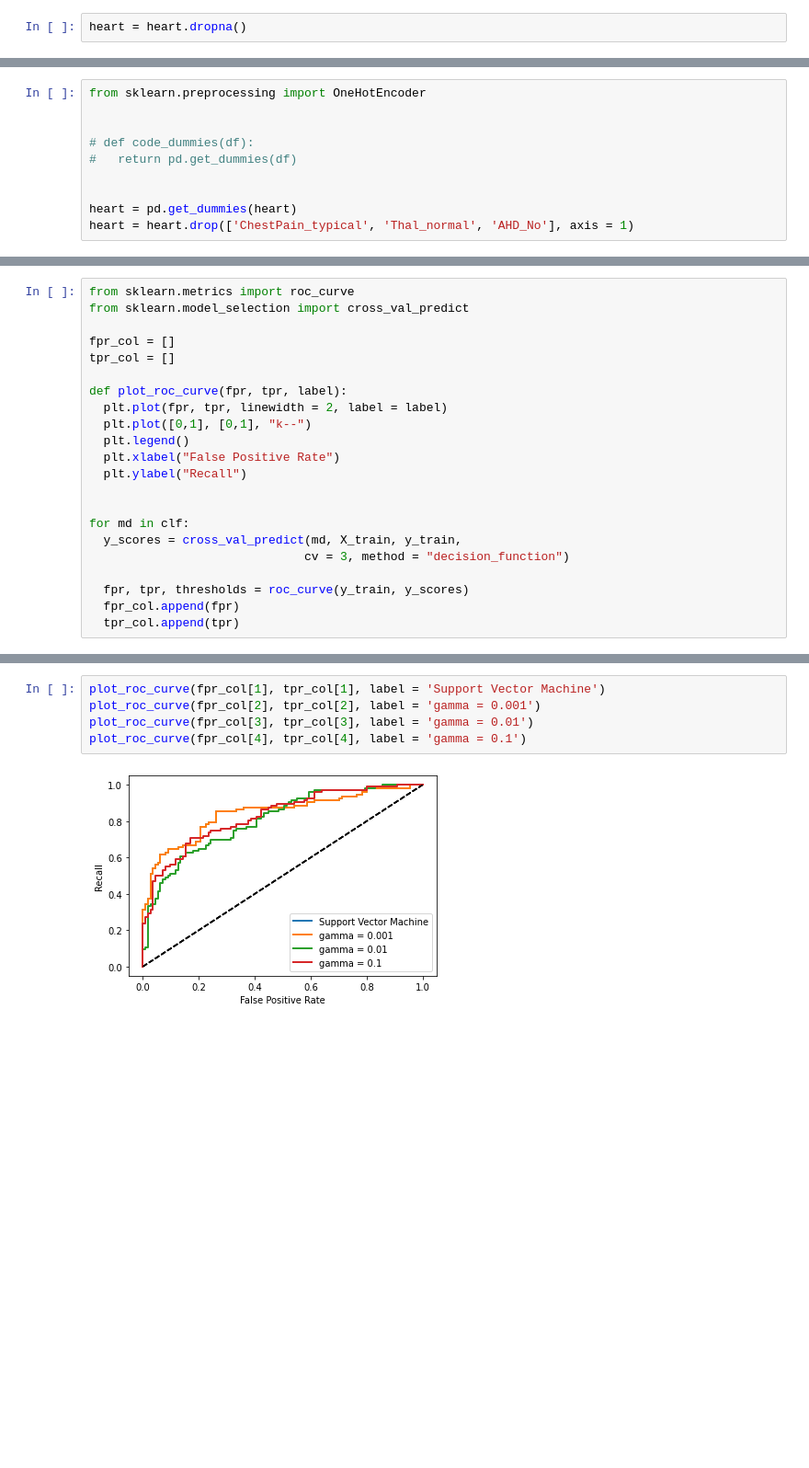
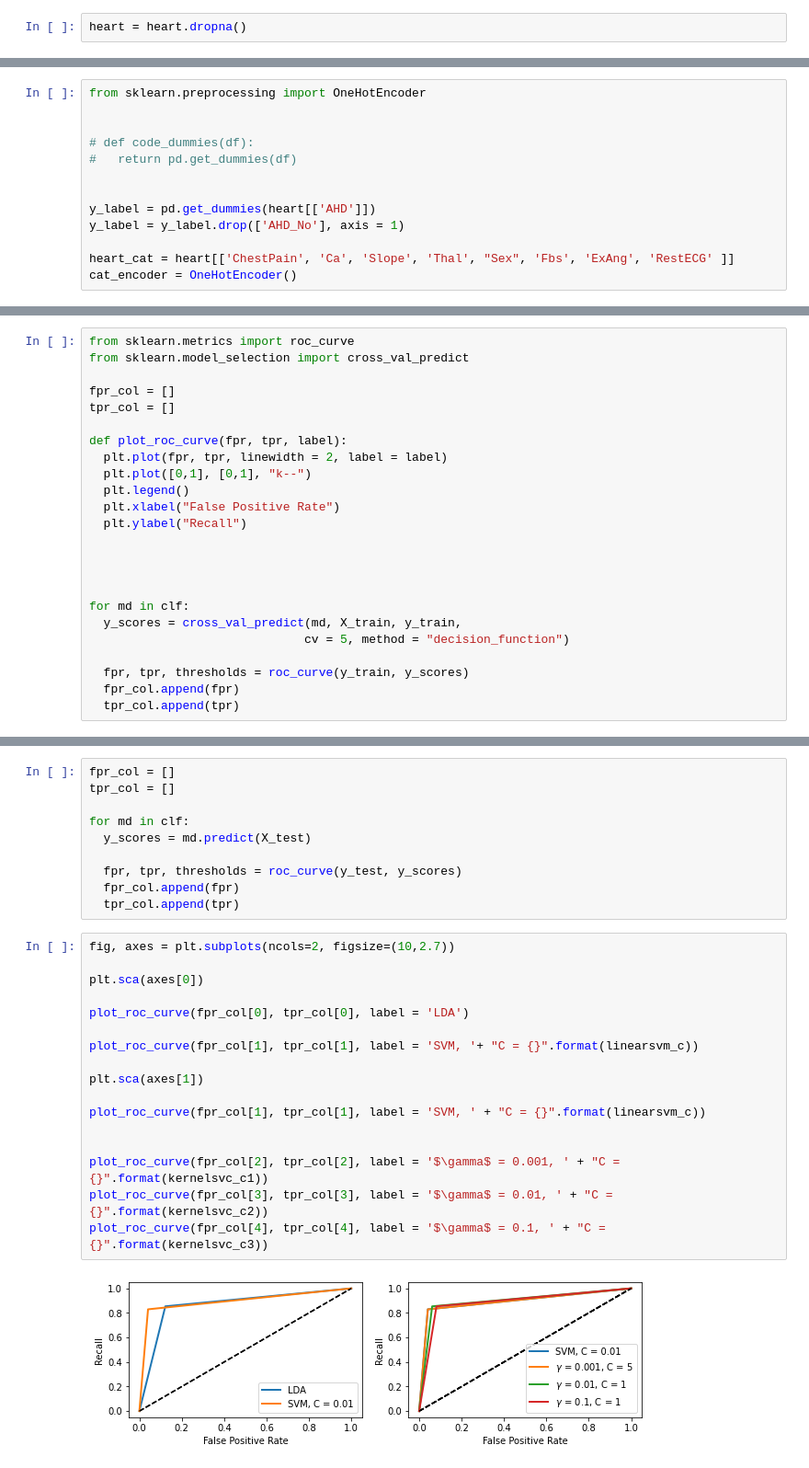
Before and after one commit to jiayuanteng/Hands_on_ML2, a Jupyter notebook: 5_Support_Vector_Machine.ipynb, the cells around one changed output, grey strips where cells are left out. Shown at 92% size. Cells and saved outputs as stored; diff of their text form; blank space fills up the shorter version.

```diff
--- a/5_Support_Vector_Machine.ipynb
+++ b/5_Support_Vector_Machine.ipynb
@@ -332,8 +337,11 @@ from sklearn.preprocessing import OneHotEncoder
 #   return pd.get_dummies(df)
 
 
-heart = pd.get_dummies(heart)
-heart = heart.drop(['ChestPain_typical', 'Thal_normal', 'AHD_No'], axis = 1)
+y_label = pd.get_dummies(heart[['AHD']])
+y_label = y_label.drop(['AHD_No'], axis = 1)
+
+heart_cat = heart[['ChestPain', 'Ca', 'Slope', 'Thal', "Sex", 'Fbs', 'ExAng', 'RestECG' ]]
+cat_encoder = OneHotEncoder()
 # %%
 heart.columns
 # %% [output]
@@ -422,9 +464,11 @@ def plot_roc_curve(fpr, tpr, label):
   plt.ylabel("Recall")
 
 
+
+
 for md in clf:
   y_scores = cross_val_predict(md, X_train, y_train,
-                              cv = 3, method = "decision_function")
+                              cv = 5, method = "decision_function")
 
   fpr, tpr, thresholds = roc_curve(y_train, y_scores)
   fpr_col.append(fpr)
@@ -437,7 +500,29 @@ plot_roc_curve(fpr_col[1], tpr_col[1], label = 'Support Vector Machine')
+# %%
+fpr_col = []
+tpr_col = []
+
+for md in clf:
+  y_scores = md.predict(X_test)
+
+  fpr, tpr, thresholds = roc_curve(y_test, y_scores)
+  fpr_col.append(fpr)
+  tpr_col.append(tpr)
 # %%
-plot_roc_curve(fpr_col[1], tpr_col[1], label = 'Support Vector Machine')
-plot_roc_curve(fpr_col[2], tpr_col[2], label = 'gamma = 0.001')
-plot_roc_curve(fpr_col[3], tpr_col[3], label = 'gamma = 0.01')
-plot_roc_curve(fpr_col[4], tpr_col[4], label = 'gamma = 0.1')
+fig, axes = plt.subplots(ncols=2, figsize=(10,2.7))
+
+plt.sca(axes[0])
+
+plot_roc_curve(fpr_col[0], tpr_col[0], label = 'LDA')
+
+plot_roc_curve(fpr_col[1], tpr_col[1], label = 'SVM, '+ "C = {}".format(linearsvm_c))
+
+plt.sca(axes[1])
+
+plot_roc_curve(fpr_col[1], tpr_col[1], label = 'SVM, ' + "C = {}".format(linearsvm_c))
+
+
+plot_roc_curve(fpr_col[2], tpr_col[2], label = '$\gamma$ = 0.001, ' + "C = {}".format(kernelsvc_c1))
+plot_roc_curve(fpr_col[3], tpr_col[3], label = '$\gamma$ = 0.01, ' + "C = {}".format(kernelsvc_c2))
+plot_roc_curve(fpr_col[4], tpr_col[4], label = '$\gamma$ = 0.1, ' + "C = {}".format(kernelsvc_c3))
 # %% [output]
-[figure, old version]
+[figure, new version]
```
Also changed, not shown: parts of 12 cells of this notebook.
